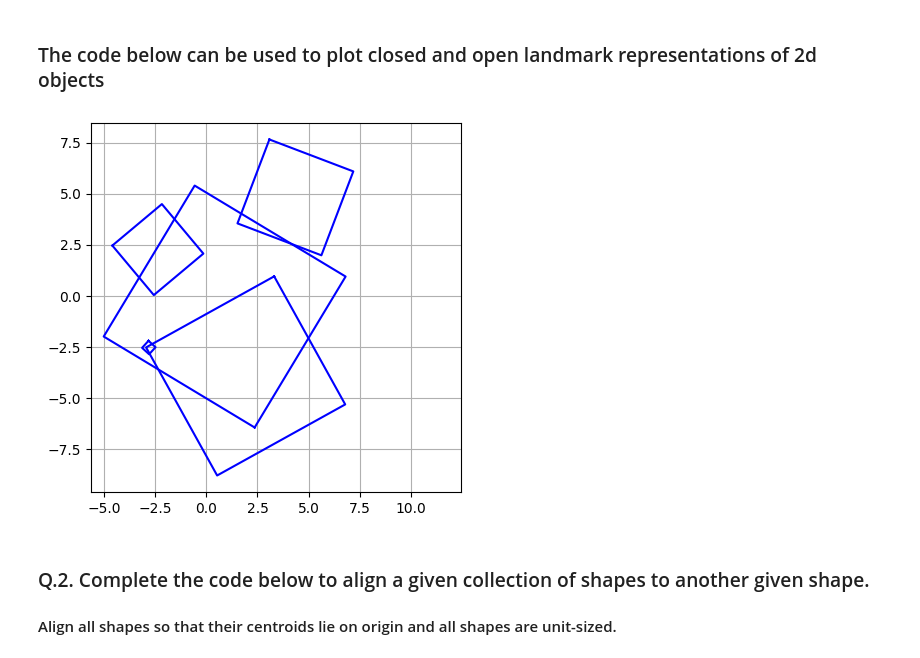
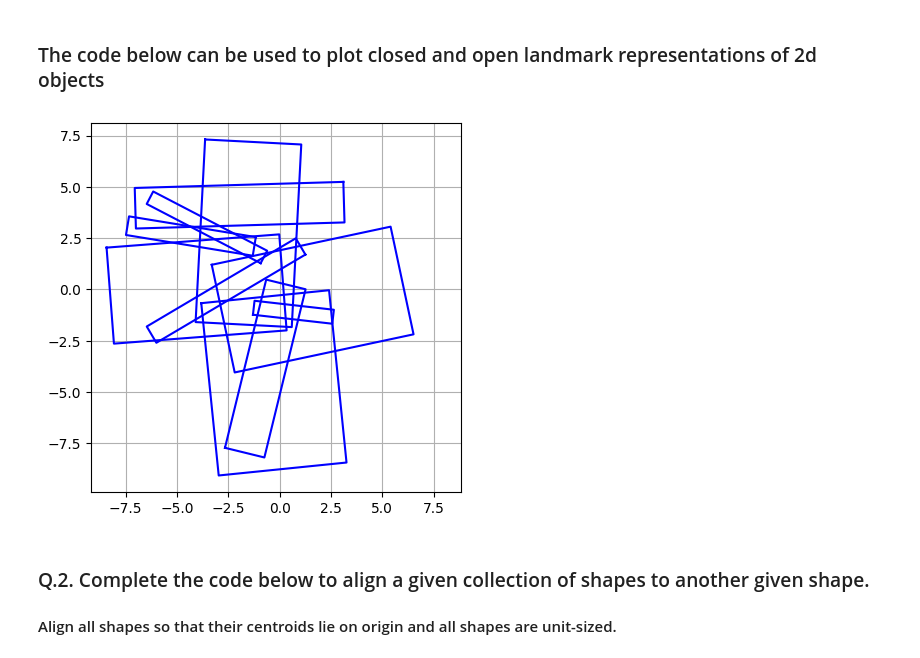
Before and after one commit to shahdhruv29/Computational-Shape-Modelling, a Jupyter notebook: Lab2.ipynb, the cells around one changed output. Drawn from its saved outputs; the diff is of its cells as text; code cells hidden in the pictures.

```diff
--- a/Lab2.ipynb
+++ b/Lab2.ipynb
@@ -86,8 +84,8 @@ def myRectangle(n):
         # Change the aspect ratio using randomly generated "aspect" below
 
         x[i] = x[i] * aspect[i]
-        y[i] = y[i] * aspect[i]
-
+        random_idx = np.random.randint(0, len(aspect))
+        y[i] = y[i] * aspect[random_idx]
         ########################################################
         # Convert randomly generated angle to Rotation matrix.
         rot = np.array([[np.cos(theta[i]), -np.sin(theta[i])], [np.sin(theta[i]), np.cos(theta[i])]])
@@ -100,7 +98,6 @@ def myRectangle(n):
         #------Translate the rotated rectangle using (tx,ty) below
         x[i] = x[i] - tx[i,:].T
         y[i] = y[i] - ty[i,:].T
-
         ########################################################
 
     return x,y
@@ -153,10 +150,10 @@ def myplot2dshapes(x,y,t,c):
                 plt.axis('square')
     plt.grid()
 # %%
-x, y = myRectangle(5)
+x, y = myRectangle(10)
 myplot2dshapes(x,y,0,"b-")
 # %% [output]
-[figure, old version]
+[figure, new version]
 # %% [markdown]
 ### Q.2. Complete the code below to align a given collection of shapes to another given shape.
 #### Align all shapes so that their centroids lie on origin and all shapes are unit-sized.
```
Also changed, not shown: parts of 8 cells of this notebook.
